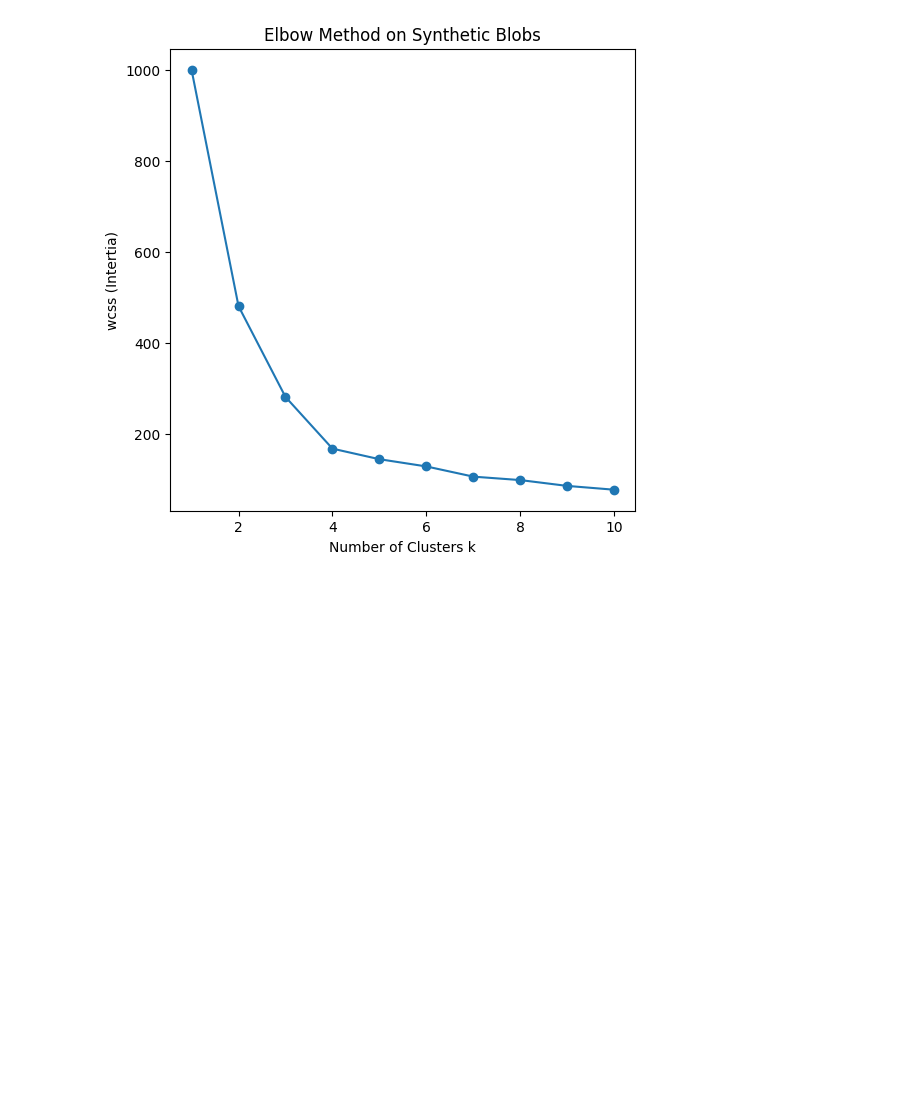
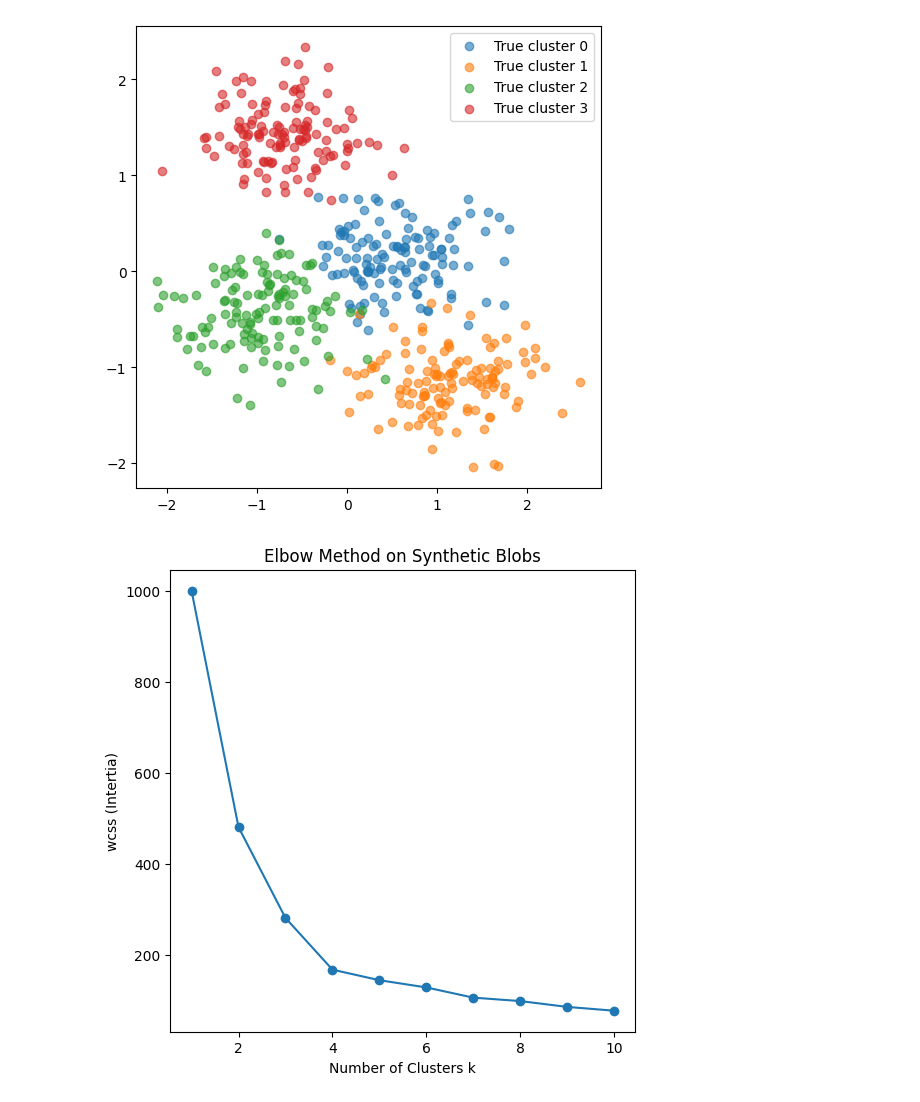
Before and after one commit to ahmedebeed555/Kmeans, a Jupyter notebook: KmeansElbowMethod.ipynb, the cells around one changed output. Cells and saved outputs as stored; diff of their text form; code cells hidden in the pictures; blank space fills up the shorter version.

```diff
--- a/KmeansElbowMethod.ipynb
+++ b/KmeansElbowMethod.ipynb
@@ -14,6 +14,19 @@ X, y_true = make_blobs(n_samples =500 , centers = 4 , cluster_std = 0.9 , random
 # %%
 scaler = StandardScaler()
 X_scaled = scaler.fit_transform(X)
+# %%
+plt.figure(figsize=(6,6))
+for cluster_id in np.unique(y_true):
+  plt.scatter(
+        X_scaled[y_true == cluster_id, 0 ] ,
+        X_scaled[y_true == cluster_id, 1] ,
+        label = f'True cluster {cluster_id}' ,
+        alpha =0.6
+               )
+plt.legend()
+plt.show()
+# %% [output]
+[figure, added]
 # %%
 wcss = []
 K_range  = range (1,11)
```
